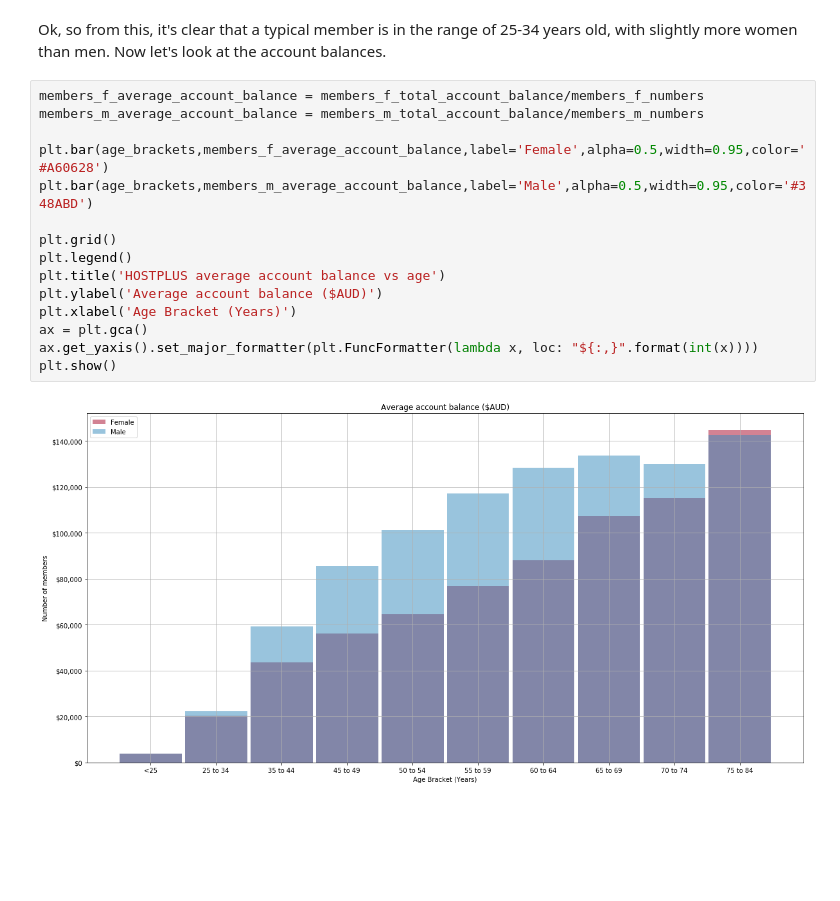
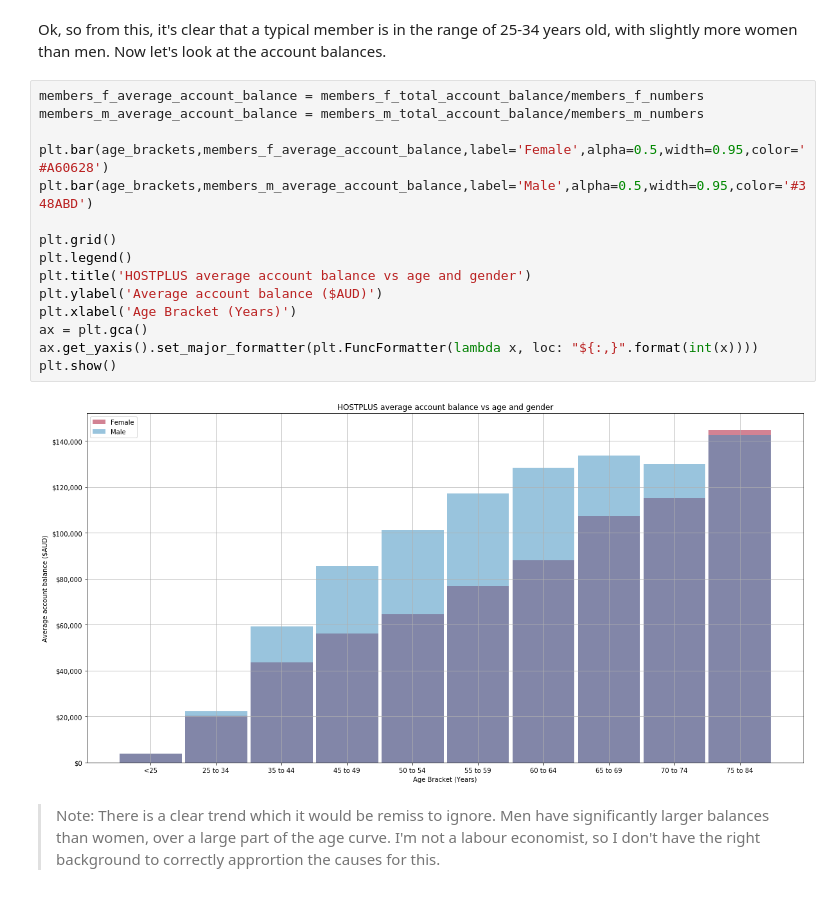
Before and after one commit to CGCooke/Blog, a Jupyter notebook: _notebooks/22-3-2020-Super-Fun-With-Bayesian-Magic.ipynb, the cells around one changed output. Saved outputs shown, nothing was run; the diff lists cells and outputs as text; blank space fills up the shorter version.

Commit message:
Updating plot

```diff
--- a/_notebooks/22-3-2020-Super-Fun-With-Bayesian-Magic.ipynb
+++ b/_notebooks/22-3-2020-Super-Fun-With-Bayesian-Magic.ipynb
@@ -146,17 +146,19 @@ Ok, so from this, it's clear that a typical member is in the range of 25-34 year
 # %%
 members_f_average_account_balance = members_f_total_account_balance/members_f_numbers
 members_m_average_account_balance = members_m_total_account_balance/members_m_numbers
 
 plt.bar(age_brackets,members_f_average_account_balance,label='Female',alpha=0.5,width=0.95,color='#A60628')
 plt.bar(age_brackets,members_m_average_account_balance,label='Male',alpha=0.5,width=0.95,color='#348ABD')
 
 plt.grid()
 plt.legend()
-plt.title('HOSTPLUS average account balance vs age')
+plt.title('HOSTPLUS average account balance vs age and gender')
 plt.ylabel('Average account balance ($AUD)')
 plt.xlabel('Age Bracket (Years)')
 ax = plt.gca()
 ax.get_yaxis().set_major_formatter(plt.FuncFormatter(lambda x, loc: "${:,}".format(int(x))))
 plt.show()
 # %% [output]
-[figure, old version]
+[figure, new version]
+# %% [markdown]
+> Note: There is a clear trend which it would be remiss to ignore. Men have significantly larger balances than women, over a large part of the age curve. I'm not a labour economist, so I don't have the right background to correctly apprortion the causes for this.
```
